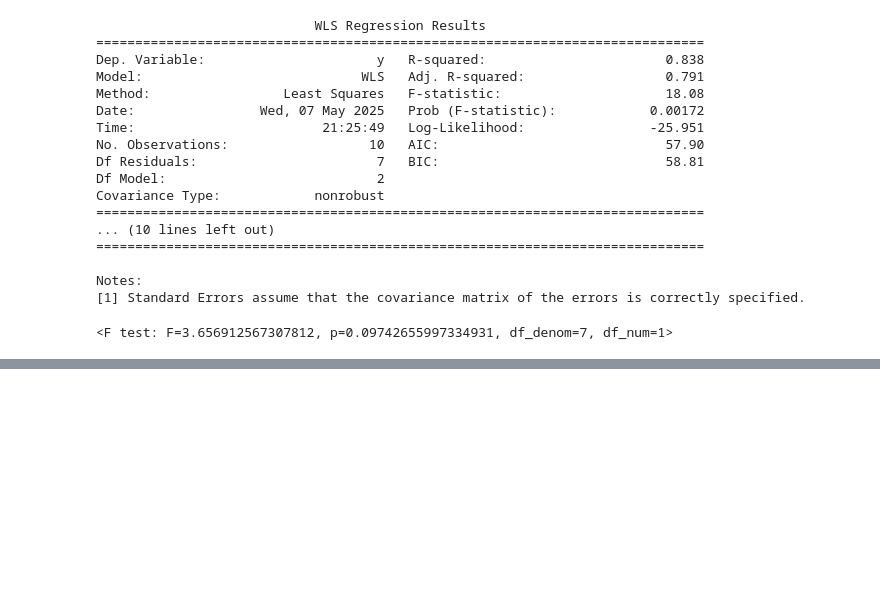
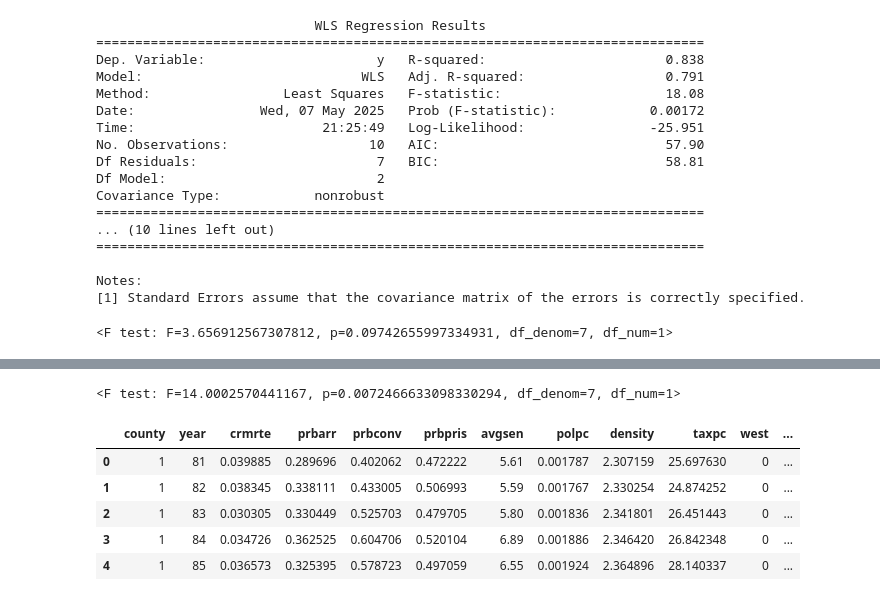
Before and after one commit to DavidGuzzi/MECMT09, a Jupyter notebook: clase_2.ipynb, the cells around one changed output, grey strips where cells are left out. Drawn from its saved outputs; the diff is of its cells as text; code cells hidden in the pictures; blank space fills up the shorter version.

```diff
--- a/clase_2.ipynb
+++ b/clase_2.ipynb
@@ -118,0 +163,25 @@ print(f_test_result)
+# %%
+# Realizar el test F para H0: coeficiente de x3 = 1
+f_test_result = model_wls.f_test("x3 = 1")
+print(f_test_result)
+# %% [output]
+<F test: F=14.0002570441167, p=0.0072466633098330294, df_denom=7, df_num=1>
+# %%
+import pandas as pd
+pd.set_option('display.max_columns', None)
+import pyreadstat as st
+import numpy as np
+import matplotlib.pyplot as plt
+
+
+path = r"C:\Users\HP\OneDrive\Escritorio\David Guzzi\DiTella\MEC\Materias\2025\2025 1T\[MT09] Econometría de Datos de Panel\Clases prácticas\PS 1-20250507\data\cornwell.dta"
+
+df, meta = st.read_dta(path)
+df.head()
+# %% [output]
+|  | county | year | crmrte | prbarr | prbconv | prbpris | avgsen | polpc | density | taxpc | west | ... |
+| 0 | 1 | 81 | 0.039885 | 0.289696 | 0.402062 | 0.472222 | 5.61 | 0.001787 | 2.307159 | 25.697630 | 0 | ... |
+| 1 | 1 | 82 | 0.038345 | 0.338111 | 0.433005 | 0.506993 | 5.59 | 0.001767 | 2.330254 | 24.874252 | 0 | ... |
+| 2 | 1 | 83 | 0.030305 | 0.330449 | 0.525703 | 0.479705 | 5.80 | 0.001836 | 2.341801 | 26.451443 | 0 | ... |
+| 3 | 1 | 84 | 0.034726 | 0.362525 | 0.604706 | 0.520104 | 6.89 | 0.001886 | 2.346420 | 26.842348 | 0 | ... |
+| 4 | 1 | 85 | 0.036573 | 0.325395 | 0.578723 | 0.497059 | 6.55 | 0.001924 | 2.364896 | 28.140337 | 0 | ... |
```
Also changed, not shown: parts of 6 cells of this notebook.
